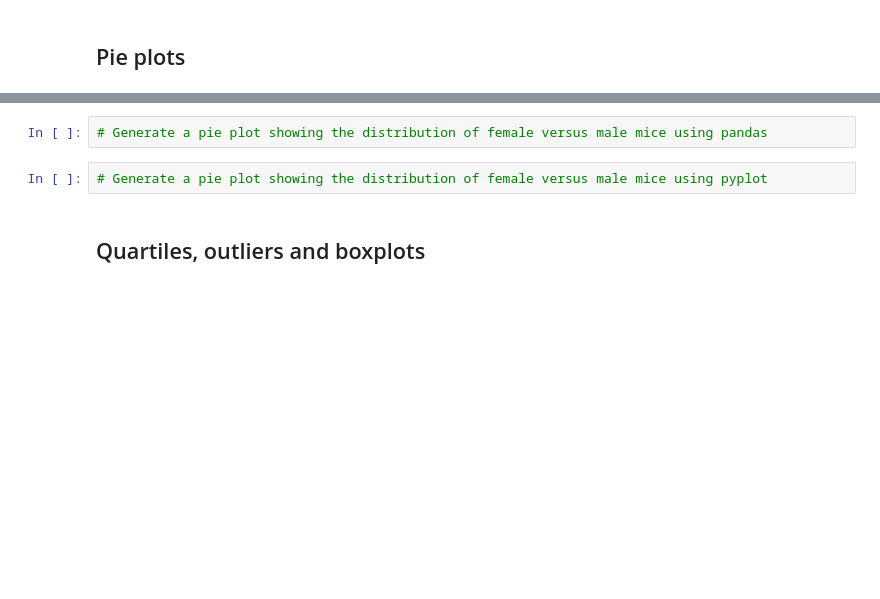
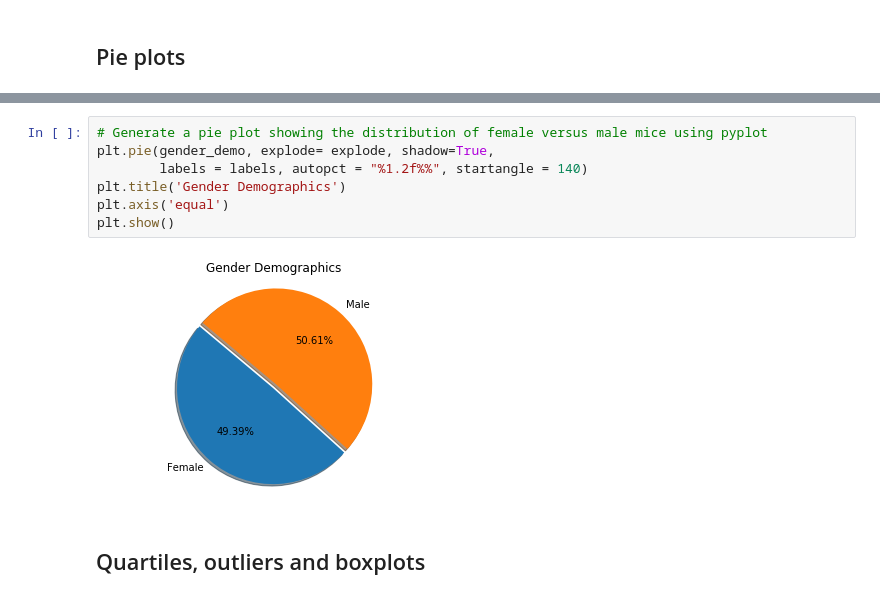
Before and after one commit to etumi/matplotlib-challenge, a Jupyter notebook: pymaceuticals_starter.ipynb, the cells around one changed output, grey strips where cells are left out. Cells and saved outputs as stored; diff of their text form; blank space fills up the shorter version.

```diff
--- a/pymaceuticals_starter.ipynb
+++ b/pymaceuticals_starter.ipynb
@@ -52,7 +87,12 @@ summary_stats
 # %%
-# Generate a pie plot showing the distribution of female versus male mice using pandas
+# Generate a pie plot showing the distribution of female versus male mice using pyplot
+plt.pie(gender_demo, explode= explode, shadow=True,
+        labels = labels, autopct = "%1.2f%%", startangle = 140)
+plt.title('Gender Demographics')
+plt.axis('equal')
+plt.show()
+# %% [output]
+[figure, added]
-# %%
-# Generate a pie plot showing the distribution of female versus male mice using pyplot
 # %% [markdown]
 ## Quartiles, outliers and boxplots
 # %%
```
Also changed, not shown: parts of 5 cells of this notebook.
